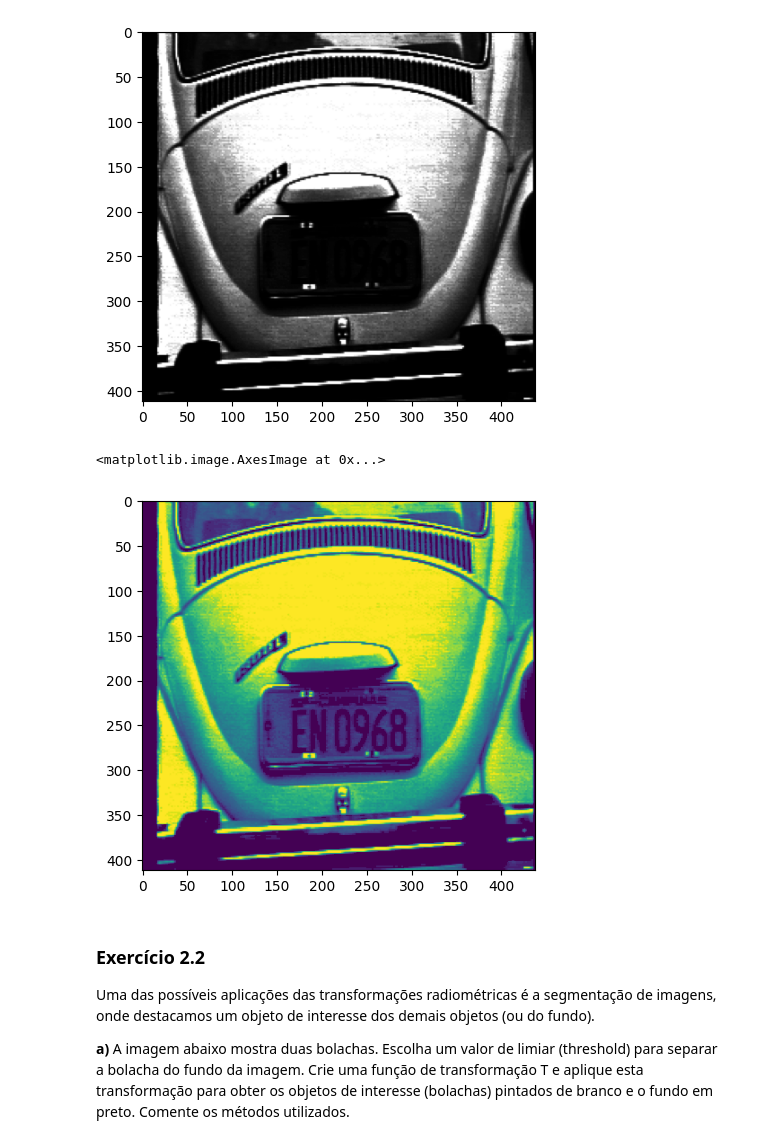
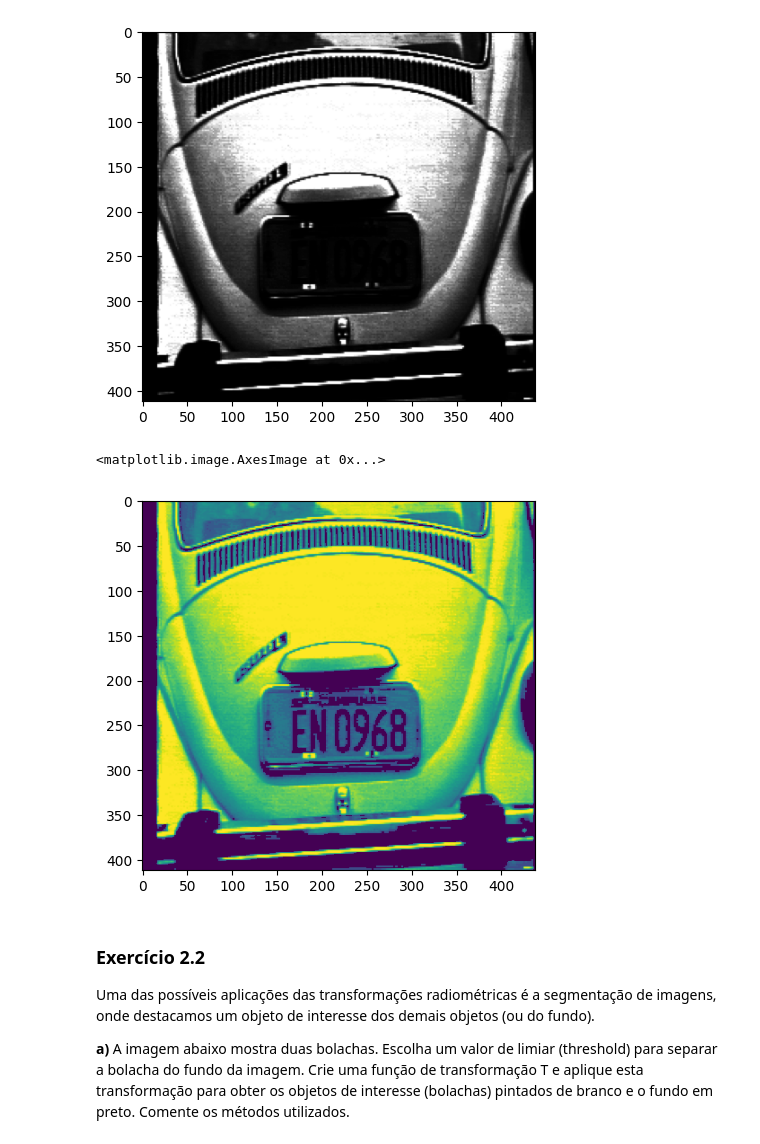
Before and after one commit to UNICAMP-EA979/2026s1-pi03-transforma-ointensidade-m200216, a Jupyter notebook: Atividade.ipynb, the cells around one changed output. Cells and saved outputs as stored; diff of their text form; code cells hidden in the pictures.

```diff
--- a/Atividade.ipynb
+++ b/Atividade.ipynb
@@ -216,17 +216,15 @@ print(f.dtype)
 float32
 [figure]
 # %%
-import cv2
 img_log = np.log1p(f)
-
-img_gamma = np.power(img_log, 0.5)
+img_gamma = np.power(img_log, 0.3)
 
 img_8bit = np.uint8(img_gamma * 255)
 
 plt.imshow(img_8bit)
 # %% [output]
 <matplotlib.image.AxesImage at 0x...>
-[figure, old version]
+[figure, new version]
 # %% [markdown]
 ### Exercício 2.2
 
```
Also changed, not shown: parts of 9 cells of this notebook.
